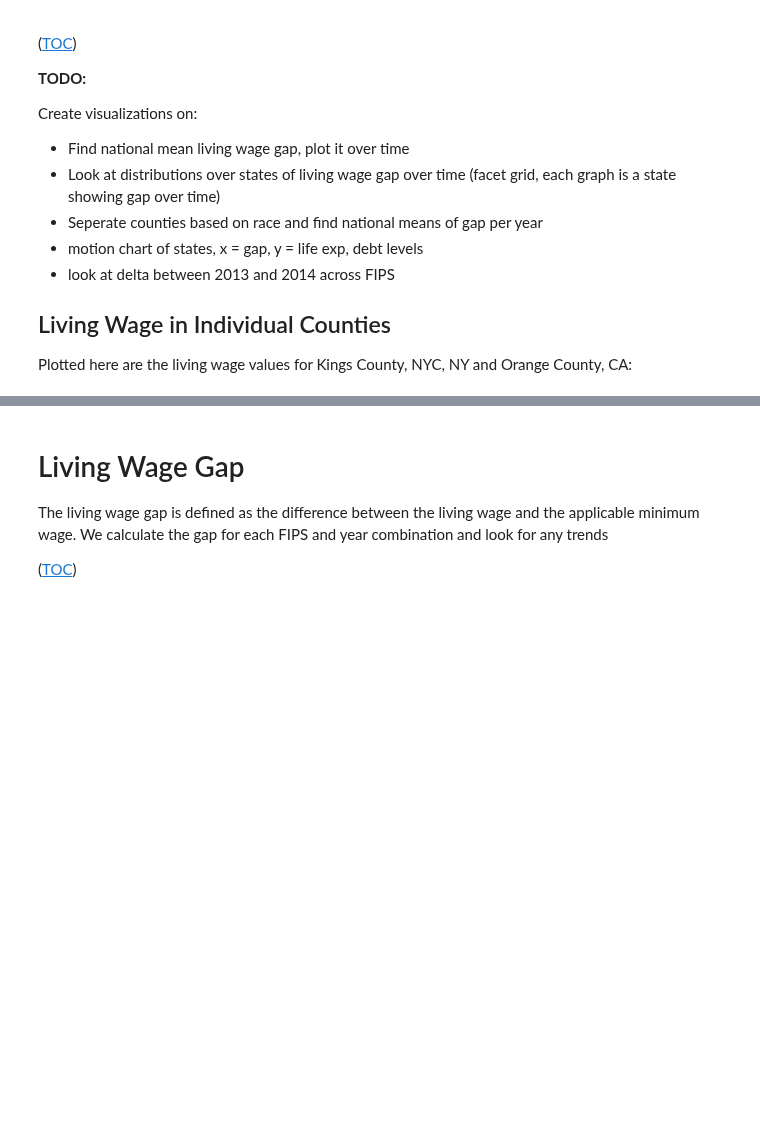
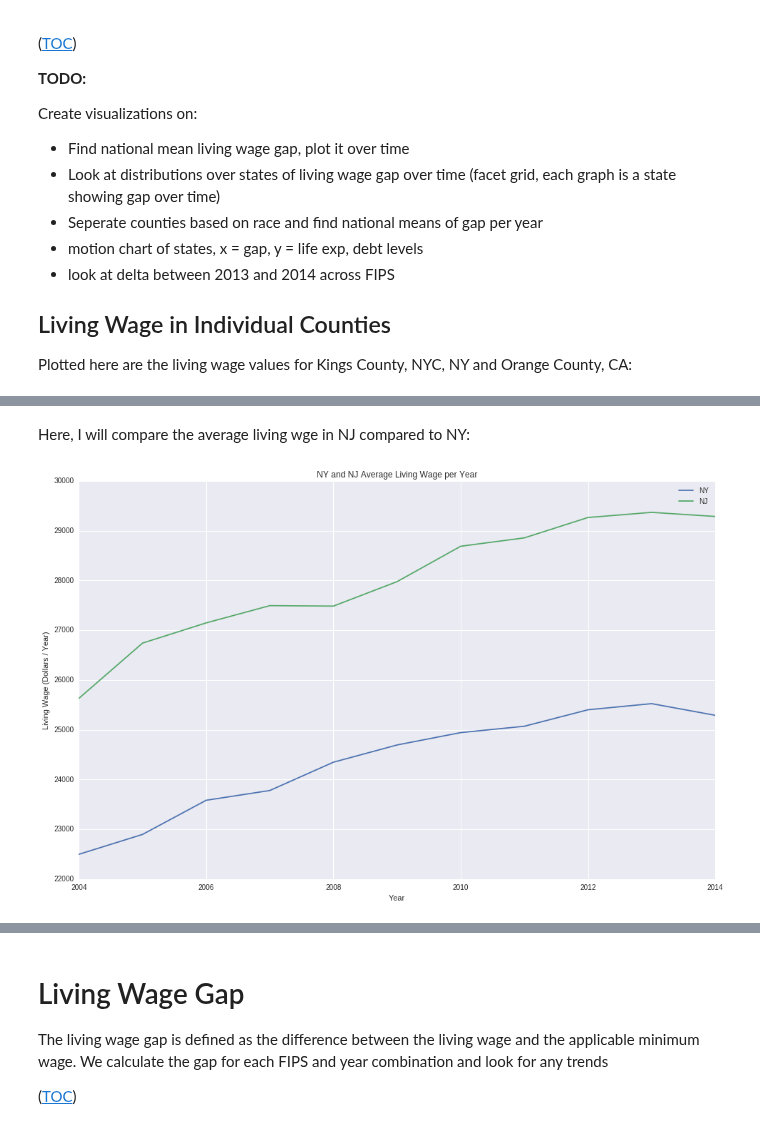
Before and after one commit to jquacinella/LivingWageModelExtension, a Jupyter notebook: Master's Thesis.ipynb, the cells around one changed output, grey strips where cells are left out. Drawn from its saved outputs; the diff is of its cells as text; code cells hidden in the pictures; blank space fills up the shorter version.

```diff
--- a/Master's Thesis.ipynb
+++ b/Master's Thesis.ipynb
@@ -1045,0 +1104,13 @@ plt.show()
+# %% [markdown]
+Here, I will compare the average living wge in NJ compared to NY:
+# %%
+# Plot data for New York and NJ
+f = plt.figure(figsize=(16, 10))
+state_averages["NY"].plot(label="NY")
+state_averages["NJ"].plot(label="NJ")
+f.axes[0].set_title('NY and NJ Average Living Wage per Year')
+f.axes[0].set_ylabel('Living Wage (Dollars / Year)')
+f.axes[0].set_xlabel('Year')
+l = f.axes[0].legend()
+# %% [output]
+[figure, added]
```
Also changed, not shown: parts of 22 cells of this notebook, 1 other file.
